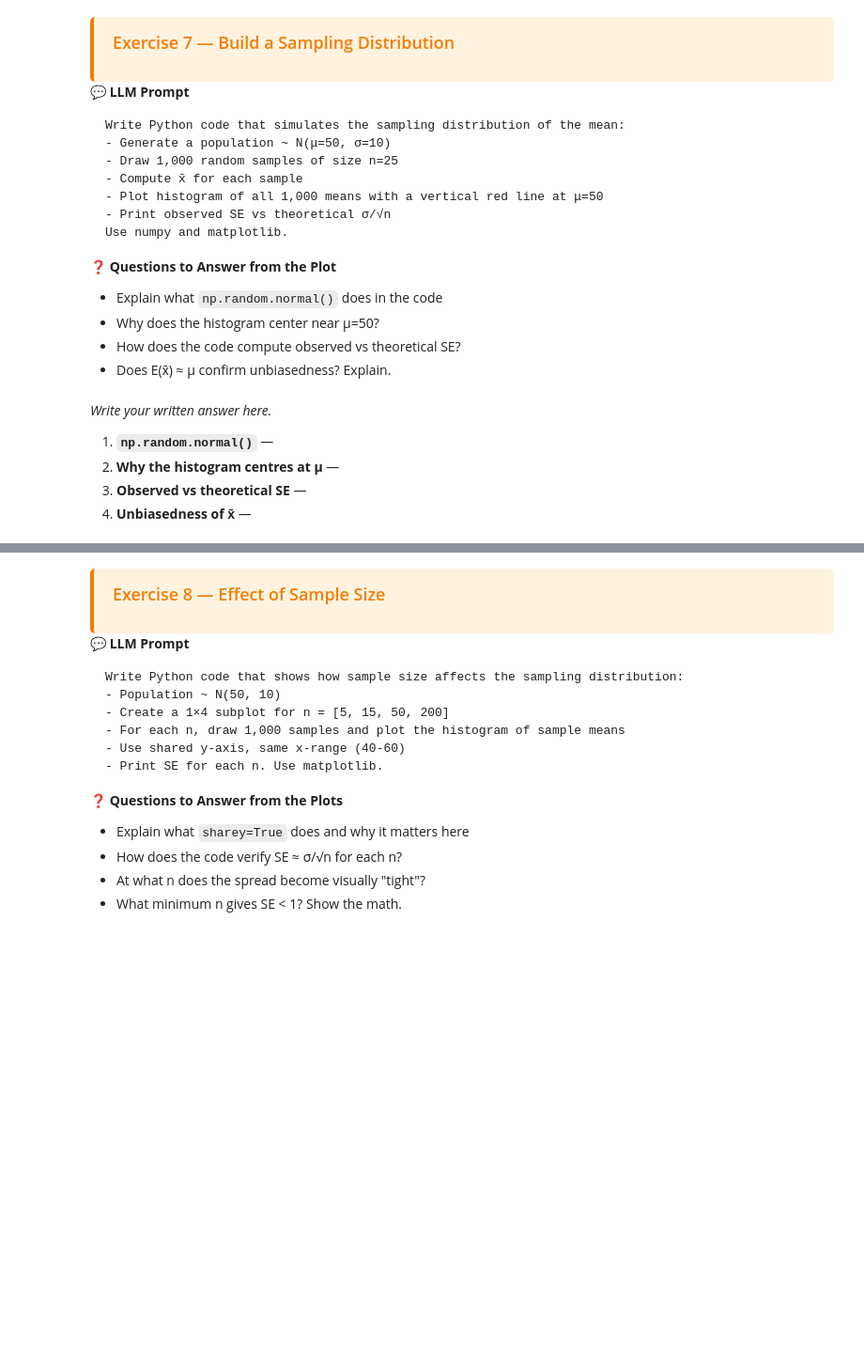
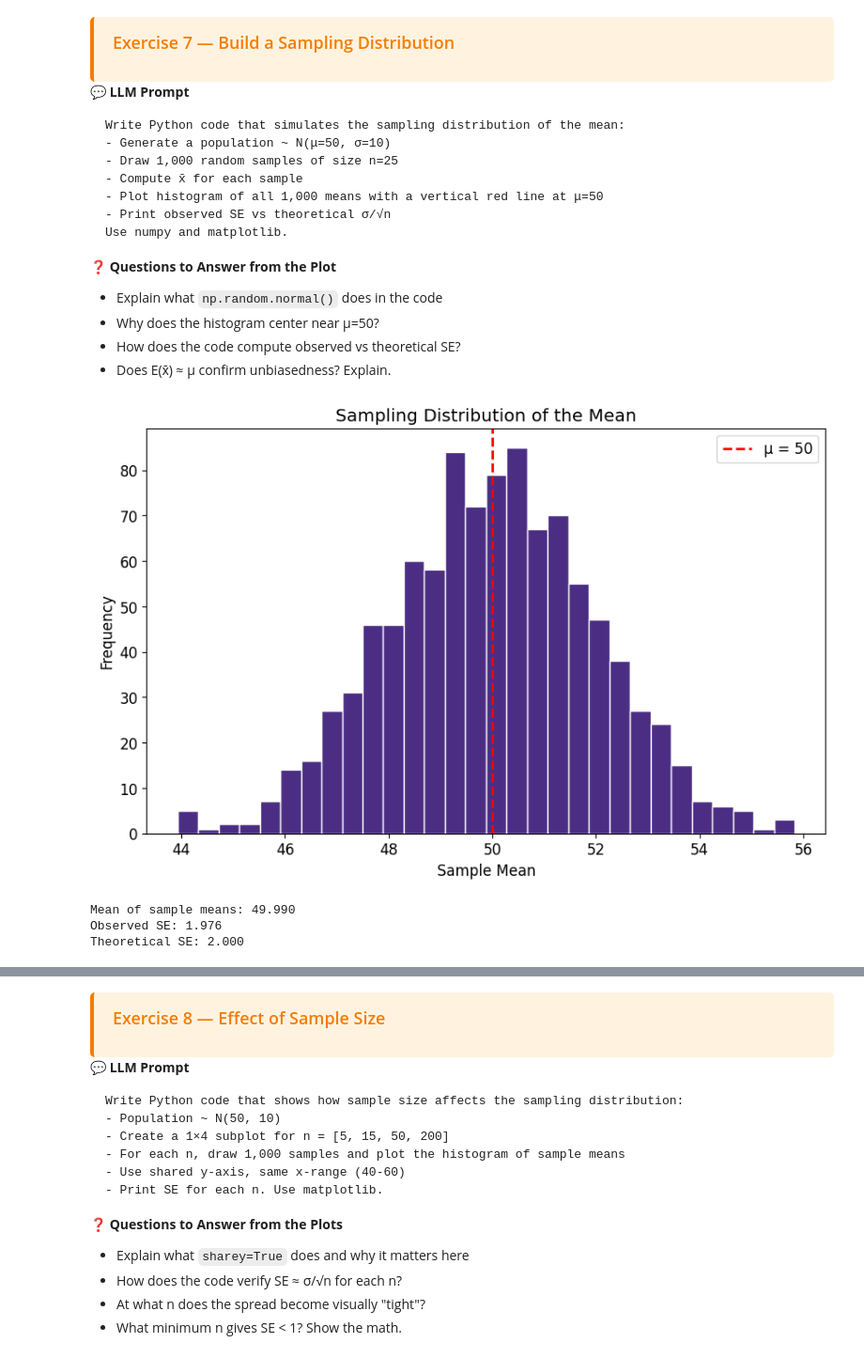
Before and after one commit to ManishSharma2026/BDATA200, a Jupyter notebook: Copy_of_04_data_analysis_statistics.ipynb, the cells around one changed output, grey strips where cells are left out. Shown at 94% size. Drawn from its saved outputs; the diff is of its cells as text; code cells hidden in the pictures; blank space fills up the shorter version.

```diff
--- a/Copy_of_04_data_analysis_statistics.ipynb
+++ b/Copy_of_04_data_analysis_statistics.ipynb
@@ -901,7 +896,39 @@ mu, sigma, n, reps = 50, 10, 25, 1000
-# %% [markdown]
-*Write your written answer here.*
-
-1. **`np.random.normal()`** —
-2. **Why the histogram centres at μ** —
-3. **Observed vs theoretical SE** —
-4. **Unbiasedness of x̄** —
+# %%
+# Exercise 7 — Your solution below
+mu, sigma, n, reps = 50, 10, 25, 1000
+
+# --- Your code here ---
+
+# Exercise 7 — Your solution below
+
+mu, sigma, n, reps = 50, 10, 25, 1000
+
+population = np.random.normal(loc=mu, scale=sigma, size=10000)
+
+sample_means = []
+
+for i in range(reps):
+    sample = np.random.choice(population, size=n, replace=True)
+    sample_means.append(np.mean(sample))
+
+sample_means = np.array(sample_means)
+
+observed_se = np.std(sample_means, ddof=0)
+theoretical_se = sigma / np.sqrt(n)
+
+plt.hist(sample_means, bins=30, edgecolor='white')
+plt.axvline(mu, color='red', linestyle='--', linewidth=2, label='μ = 50')
+plt.title('Sampling Distribution of the Mean')
+plt.xlabel('Sample Mean')
+plt.ylabel('Frequency')
+plt.legend()
+plt.show()
+
+print(f"Mean of sample means: {np.mean(sample_means):.3f}")
+print(f"Observed SE: {observed_se:.3f}")
+print(f"Theoretical SE: {theoretical_se:.3f}")
+# %% [output]
+[figure, added]
+Mean of sample means: 49.990
+Observed SE: 1.976
+Theoretical SE: 2.000
```
Also changed, not shown: parts of 34 cells of this notebook.
